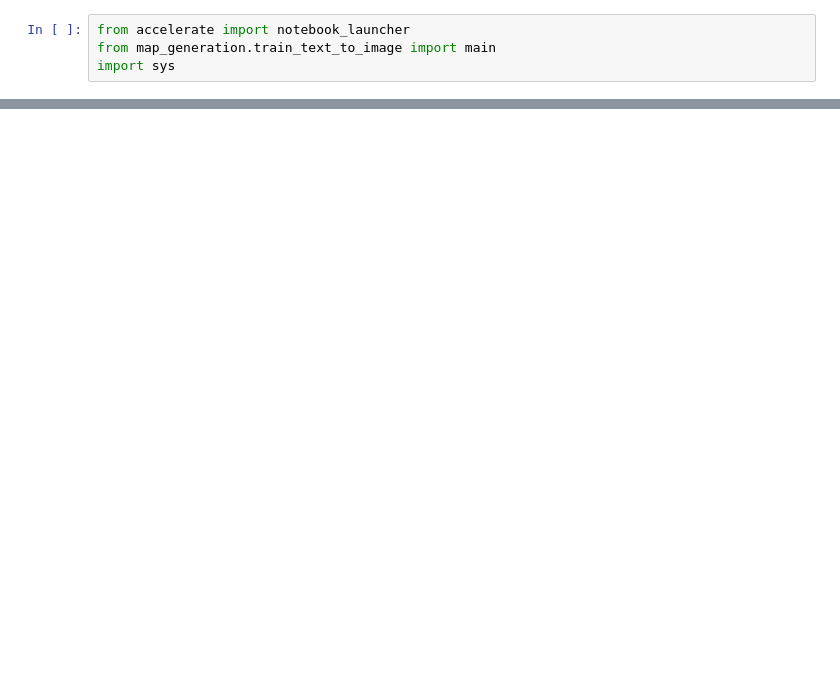
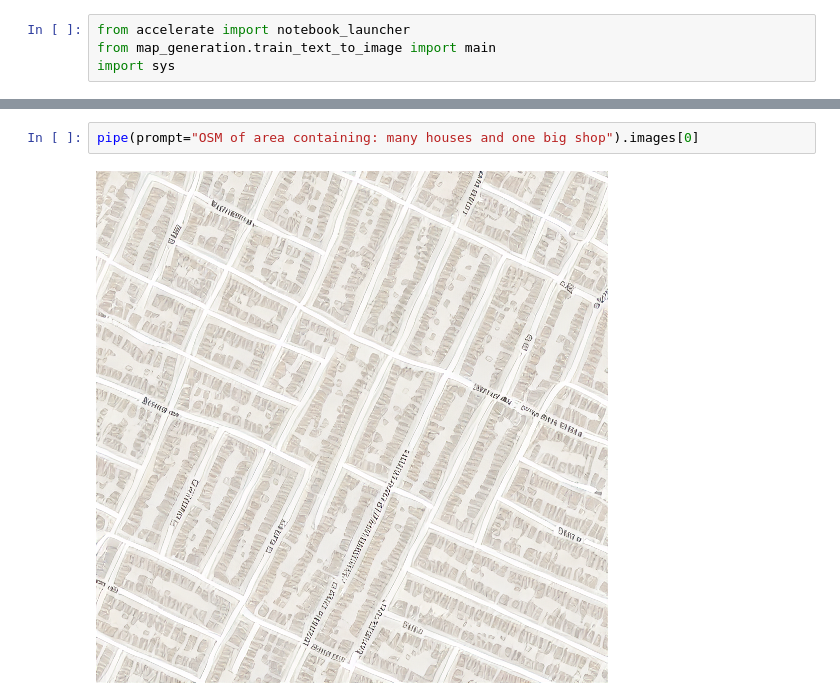
Before and after one commit to kraina-ai/map_diffusion, a Jupyter notebook: workflow_raster/4.train_colab.ipynb, the cells around one changed output, grey strips where cells are left out. Drawn from its saved outputs; the diff is of its cells as text; blank space fills up the shorter version.

```diff
--- a/workflow_raster/4.train_colab.ipynb
+++ b/workflow_raster/4.train_colab.ipynb
@@ -40,0 +145,4 @@ sys.argv = old_sys_args
+# %%
+pipe(prompt="OSM of area containing: many houses and one big shop").images[0]
+# %% [output]
+[figure, added]
```
Also changed, not shown: parts of 11 cells of this notebook.
